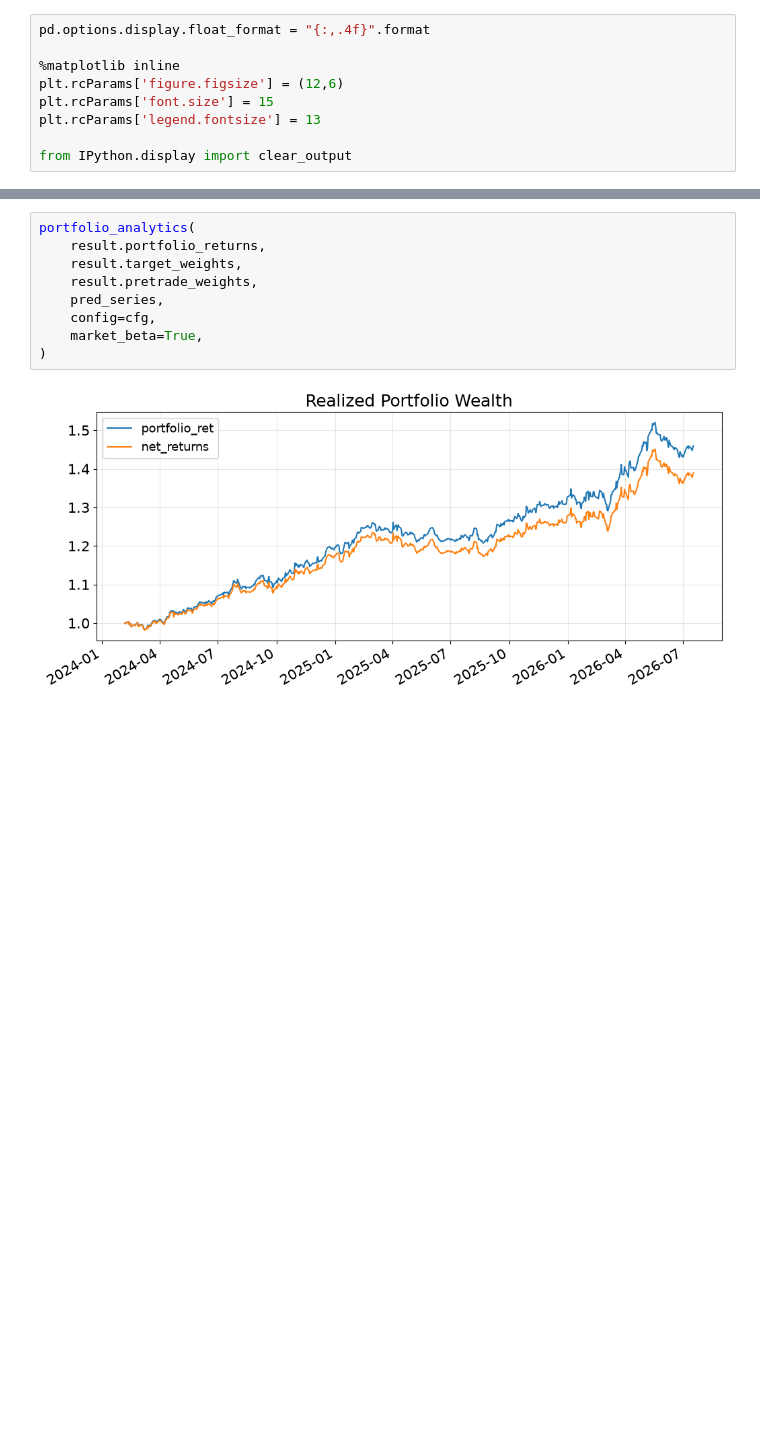
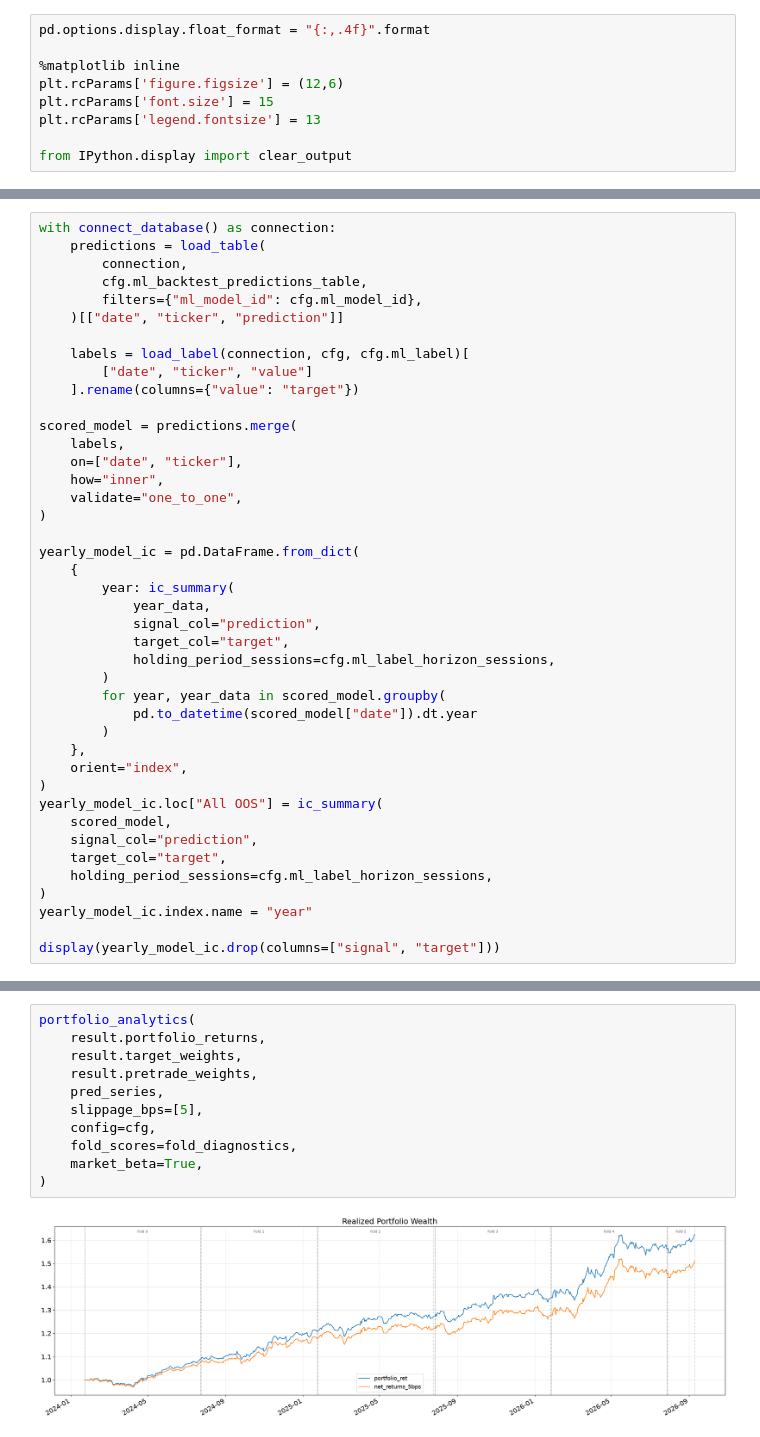
Before and after one commit to mldoyle/mldoyle.github.io, a Jupyter notebook: notebooks/order-flow-backtest.ipynb, the cells around one changed output, grey strips where cells are left out. Drawn from its saved outputs; the diff is of its cells as text; blank space fills up the shorter version.

Commit message:
Publish current backtest notebook

```diff
--- a/notebooks/order-flow-backtest.ipynb
+++ b/notebooks/order-flow-backtest.ipynb
@@ -182,0 +285,42 @@ with connect_database() as connection:
+# %%
+with connect_database() as connection:
+    predictions = load_table(
+        connection,
+        cfg.ml_backtest_predictions_table,
+        filters={"ml_model_id": cfg.ml_model_id},
+    )[["date", "ticker", "prediction"]]
+
+    labels = load_label(connection, cfg, cfg.ml_label)[
+        ["date", "ticker", "value"]
+    ].rename(columns={"value": "target"})
+
+scored_model = predictions.merge(
+    labels,
+    on=["date", "ticker"],
+    how="inner",
+    validate="one_to_one",
+)
+
+yearly_model_ic = pd.DataFrame.from_dict(
+    {
+        year: ic_summary(
+            year_data,
+            signal_col="prediction",
+            target_col="target",
+            holding_period_sessions=cfg.ml_label_horizon_sessions,
+        )
+        for year, year_data in scored_model.groupby(
+            pd.to_datetime(scored_model["date"]).dt.year
+        )
+    },
+    orient="index",
+)
+yearly_model_ic.loc["All OOS"] = ic_summary(
+    scored_model,
+    signal_col="prediction",
+    target_col="target",
+    holding_period_sessions=cfg.ml_label_horizon_sessions,
+)
+yearly_model_ic.index.name = "year"
+
+display(yearly_model_ic.drop(columns=["signal", "target"]))
@@ -183,11 +476,13 @@ with connect_database() as connection:
 # %%
 portfolio_analytics(
     result.portfolio_returns,
     result.target_weights,
     result.pretrade_weights,
     pred_series,
+    slippage_bps=[5],
     config=cfg,
+    fold_scores=fold_diagnostics,
     market_beta=True,
 )
 # %% [output]
-[figure, old version]
+[figure, new version]
```
Also changed, not shown: parts of 25 cells of this notebook, 2 other files.
